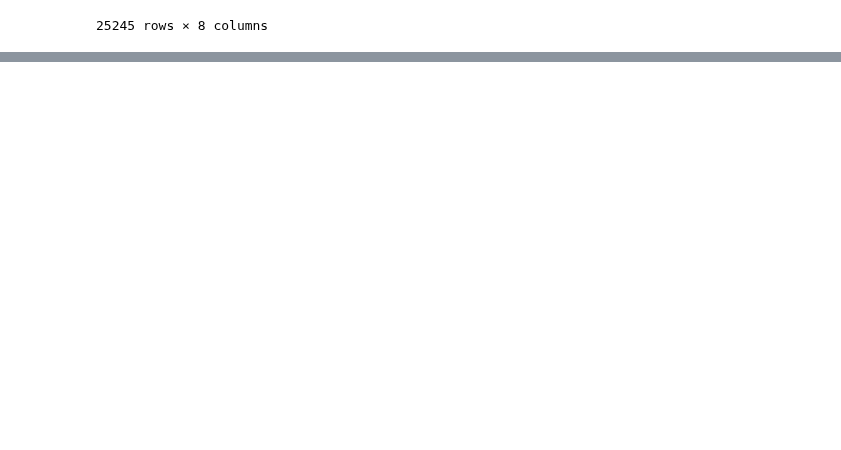
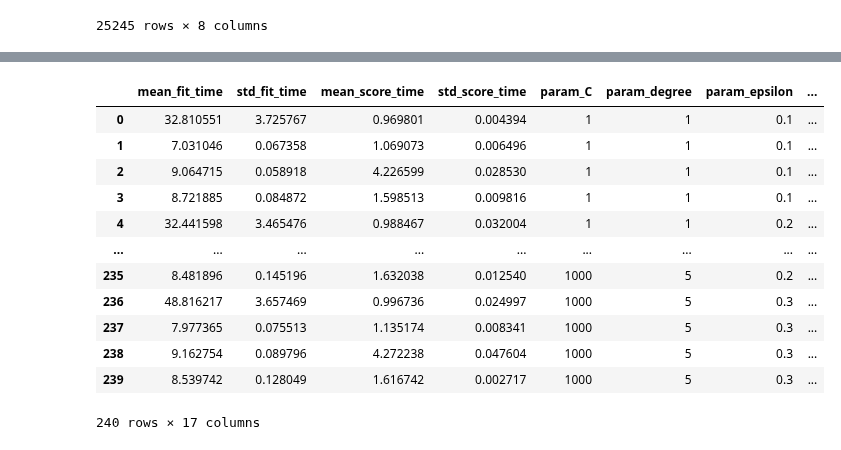
Before and after one commit to SepehrRad/aaa21, a Jupyter notebook: notebooks/prediction_svm.ipynb, the cells around one changed output, grey strips where cells are left out. Drawn from its saved outputs; the diff is of its cells as text; code cells hidden in the pictures; blank space fills up the shorter version.

```diff
--- a/notebooks/prediction_svm.ipynb
+++ b/notebooks/prediction_svm.ipynb
@@ -125,7 +125,7 @@ for tr_index, val_index in tqdm_notebook(tscv.split(X_train)):
     X_tr, X_val = X_train.loc[tr_index], X_train.loc[val_index]
     y_tr, y_val = y_train.loc[tr_index], y_train.loc[val_index]
 
-    parameters = {'kernel':('linear', 'rbf'), 'C':[1, 10, 100]}
+    parameters = {'kernel':('linear', 'poly', 'rbf', 'sigmoid'), 'C':[1, 10, 100, 1000], 'degree':[1, 2, 3, 4, 5], 'epsilon':[0.1, 0.2, 0.3]}
     svr = SVR()
     clf = GridSearchCV(svr, parameters)
     clf.fit(X_tr, y_tr)
@@ -141,3 +145,19 @@ pd.DataFrame(clf.cv_results_)
 | 3 | 8.258576 | 0.029741 | 4.054072 | 0.048625 | 10 | rbf | {'C': 10, 'kernel': 'rbf'} | ... |
 | 4 | 45.951010 | 7.583730 | 0.936804 | 0.023408 | 100 | linear | {'C': 100, 'kernel': 'linear'} | ... |
 | 5 | 8.702239 | 0.074813 | 4.210126 | 0.063865 | 100 | rbf | {'C': 100, 'kernel': 'rbf'} | ... |
+# %%
+pd.DataFrame(clf.cv_results_)
+# %% [output]
+|  | mean_fit_time | std_fit_time | mean_score_time | std_score_time | param_C | param_degree | param_epsilon | ... |
+| 0 | 32.810551 | 3.725767 | 0.969801 | 0.004394 | 1 | 1 | 0.1 | ... |
+| 1 | 7.031046 | 0.067358 | 1.069073 | 0.006496 | 1 | 1 | 0.1 | ... |
+| 2 | 9.064715 | 0.058918 | 4.226599 | 0.028530 | 1 | 1 | 0.1 | ... |
+| 3 | 8.721885 | 0.084872 | 1.598513 | 0.009816 | 1 | 1 | 0.1 | ... |
+| 4 | 32.441598 | 3.465476 | 0.988467 | 0.032004 | 1 | 1 | 0.2 | ... |
+| ... | ... | ... | ... | ... | ... | ... | ... | ... |
+| 235 | 8.481896 | 0.145196 | 1.632038 | 0.012540 | 1000 | 5 | 0.2 | ... |
+| 236 | 48.816217 | 3.657469 | 0.996736 | 0.024997 | 1000 | 5 | 0.3 | ... |
+| 237 | 7.977365 | 0.075513 | 1.135174 | 0.008341 | 1000 | 5 | 0.3 | ... |
+| 238 | 9.162754 | 0.089796 | 4.272238 | 0.047604 | 1000 | 5 | 0.3 | ... |
+| 239 | 8.539742 | 0.128049 | 1.616742 | 0.002717 | 1000 | 5 | 0.3 | ... |
+240 rows × 17 columns
```
Also changed, not shown: parts of 2 cells of this notebook.
